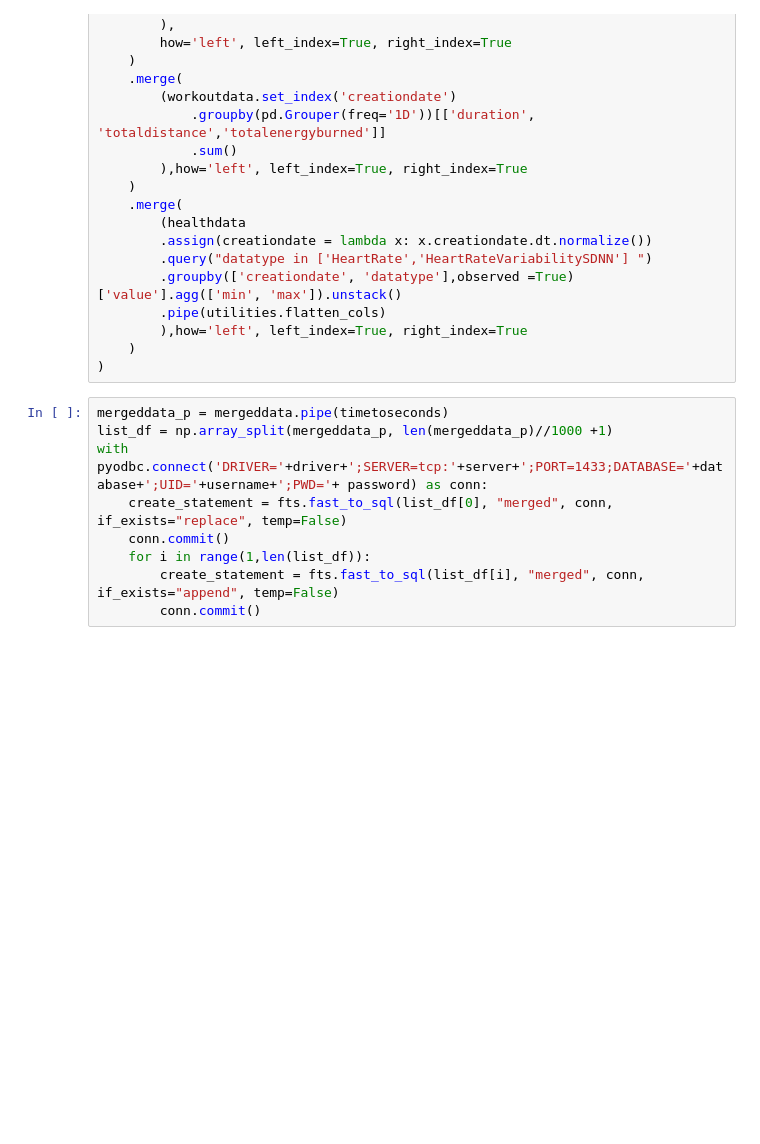
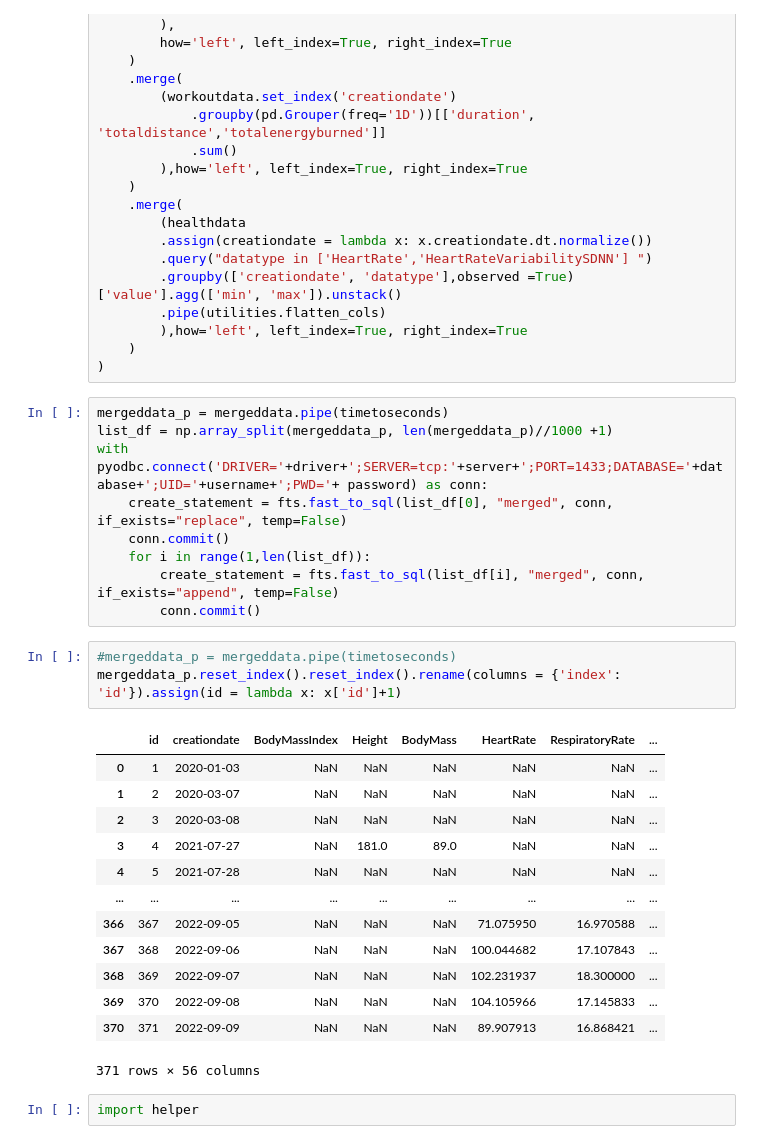
Before and after one commit to ganeshIIT/lifestyle, a Jupyter notebook: MyLifestyle.ipynb, the cells around one changed output. Cells and saved outputs as stored; diff of their text form; blank space fills up the shorter version.

```diff
--- a/MyLifestyle.ipynb
+++ b/MyLifestyle.ipynb
@@ -874,3 +853,22 @@ with pyodbc.connect('DRIVER='+driver+';SERVER=tcp:'+server+';PORT=1433;DATABASE=
     for i in range(1,len(list_df)):
         create_statement = fts.fast_to_sql(list_df[i], "merged", conn, if_exists="append", temp=False)
         conn.commit()
+# %%
+#mergeddata_p = mergeddata.pipe(timetoseconds)
+mergeddata_p.reset_index().reset_index().rename(columns = {'index': 'id'}).assign(id = lambda x: x['id']+1)
+# %% [output]
+|  | id | creationdate | BodyMassIndex | Height | BodyMass | HeartRate | RespiratoryRate | ... |
+| 0 | 1 | 2020-01-03 | NaN | NaN | NaN | NaN | NaN | ... |
+| 1 | 2 | 2020-03-07 | NaN | NaN | NaN | NaN | NaN | ... |
+| 2 | 3 | 2020-03-08 | NaN | NaN | NaN | NaN | NaN | ... |
+| 3 | 4 | 2021-07-27 | NaN | 181.0 | 89.0 | NaN | NaN | ... |
+| 4 | 5 | 2021-07-28 | NaN | NaN | NaN | NaN | NaN | ... |
+| ... | ... | ... | ... | ... | ... | ... | ... | ... |
+| 366 | 367 | 2022-09-05 | NaN | NaN | NaN | 71.075950 | 16.970588 | ... |
+| 367 | 368 | 2022-09-06 | NaN | NaN | NaN | 100.044682 | 17.107843 | ... |
+| 368 | 369 | 2022-09-07 | NaN | NaN | NaN | 102.231937 | 18.300000 | ... |
+| 369 | 370 | 2022-09-08 | NaN | NaN | NaN | 104.105966 | 17.145833 | ... |
+| 370 | 371 | 2022-09-09 | NaN | NaN | NaN | 89.907913 | 16.868421 | ... |
+371 rows × 56 columns
+# %%
+import helper
```
Also changed, not shown: parts of 17 cells of this notebook.
